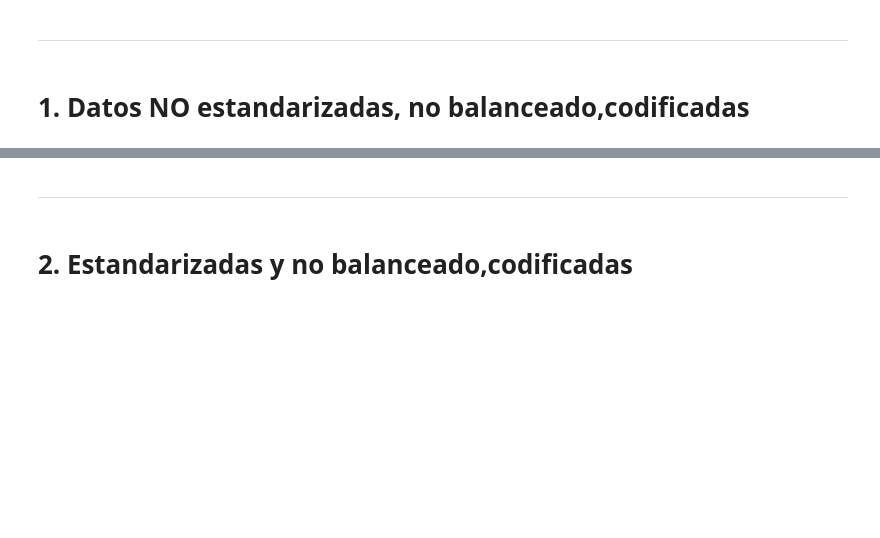
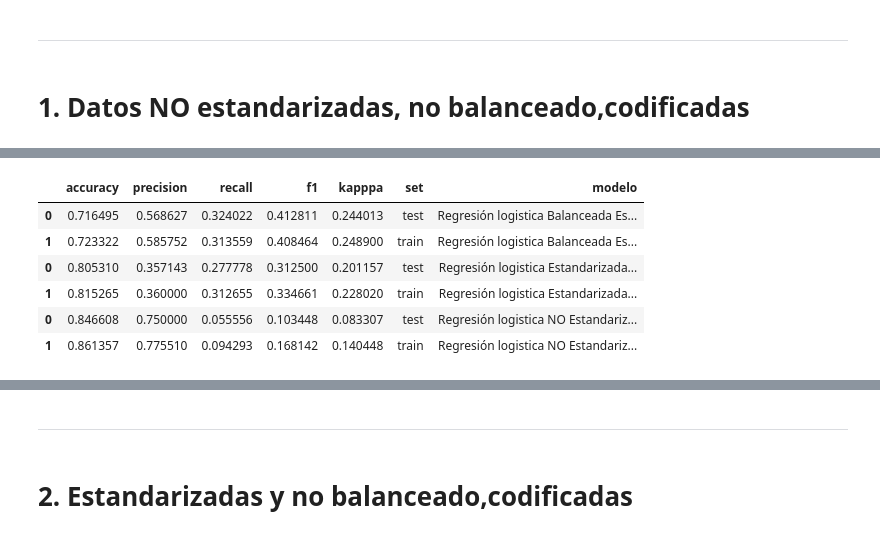
Before and after one commit to Adalab/DA-modulo-3-sprint-1-ana-anak, a Jupyter notebook: regresion-logistica/05-RLOG_Decision_Tree.ipynb, the cells around one changed output, grey strips where cells are left out. Cells and saved outputs as stored; diff of their text form; code cells hidden in the pictures; blank space fills up the shorter version.

```diff
--- a/regresion-logistica/05-RLOG_Decision_Tree.ipynb
+++ b/regresion-logistica/05-RLOG_Decision_Tree.ipynb
@@ -149,9 +204,17 @@ df_decision_results
 # %%
 # si recodáis, en la clase de métricas guardamos en un csv los resultados de las métricas del modelo
 # vamos a cargar ese csv para comparar todos los modelos que hemos hecho, y comparar cuál de ellos es el mejor
 
-df_logistic_results = pd.read_pickle("../data-log/04-df_metricas_resultados.pickle")
+df_logistic_results = pd.read_csv("../data-log/04-df_metricas_resultados.csv", index_col=0)
 df_logistic_results
+# %% [output]
+|  | accuracy | precision | recall | f1 | kapppa | set | modelo |
+| 0 | 0.716495 | 0.568627 | 0.324022 | 0.412811 | 0.244013 | test | Regresión logistica Balanceada Es... |
+| 1 | 0.723322 | 0.585752 | 0.313559 | 0.408464 | 0.248900 | train | Regresión logistica Balanceada Es... |
+| 0 | 0.805310 | 0.357143 | 0.277778 | 0.312500 | 0.201157 | test | Regresión logistica Estandarizada... |
+| 1 | 0.815265 | 0.360000 | 0.312655 | 0.334661 | 0.228020 | train | Regresión logistica Estandarizada... |
+| 0 | 0.846608 | 0.750000 | 0.055556 | 0.103448 | 0.083307 | test | Regresión logistica NO Estandariz... |
+| 1 | 0.861357 | 0.775510 | 0.094293 | 0.168142 | 0.140448 | train | Regresión logistica NO Estandariz... |
 # %%
 # concatenamos todos los resultados
 
```
Also changed, not shown: parts of 51 cells of this notebook, 2 other files.
